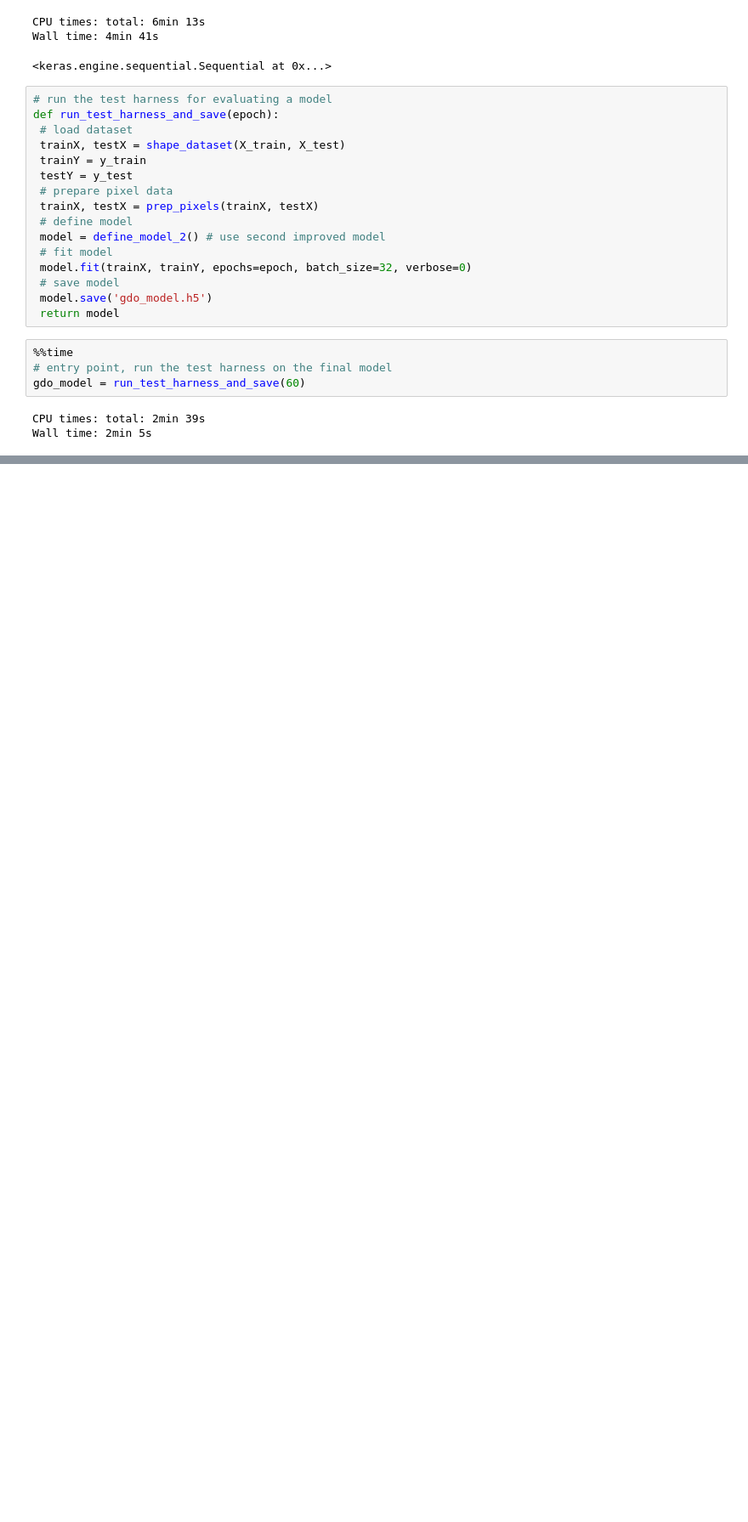
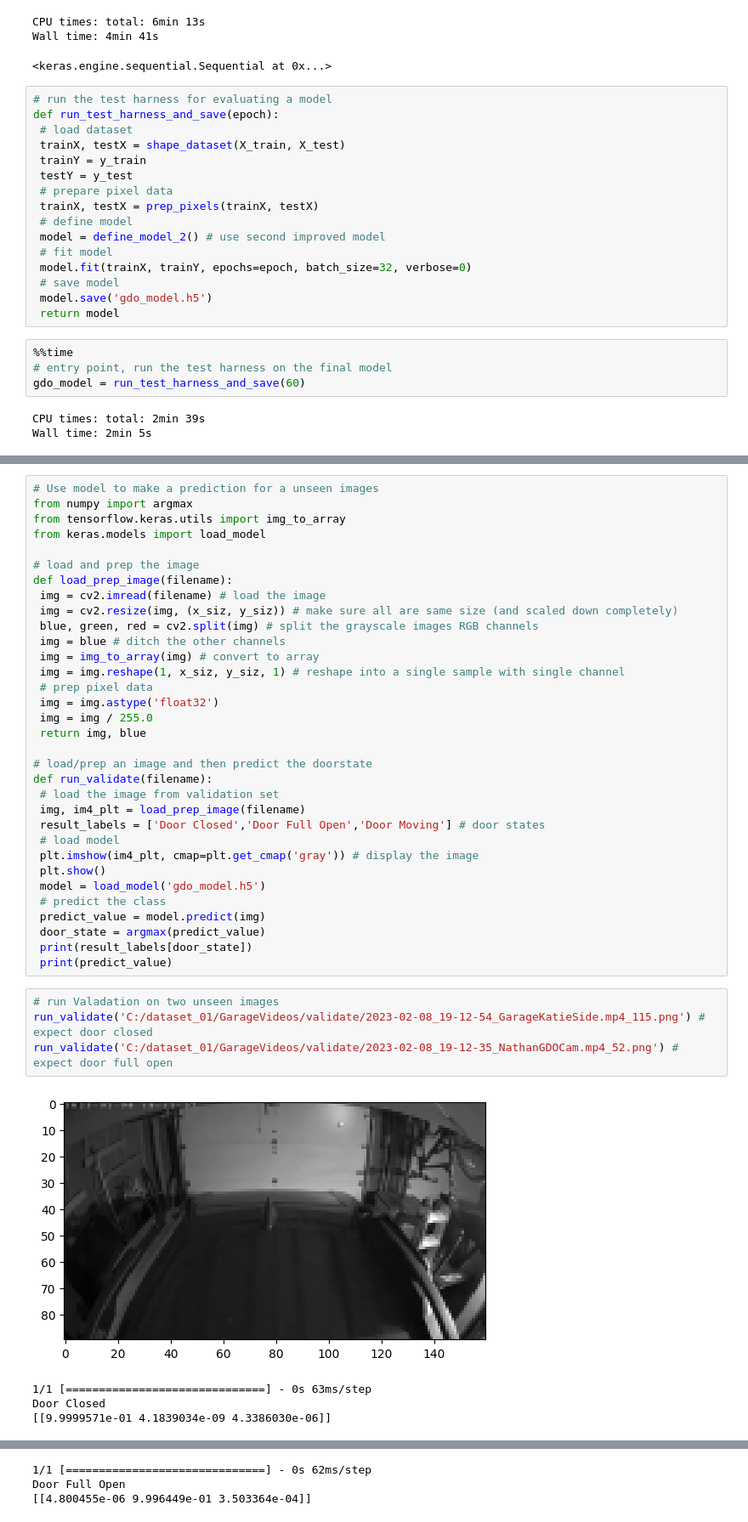
Before and after one commit to jwcitta/Capstone-Project, a Jupyter notebook: capstone_github.ipynb, the cells around one changed output, grey strips where cells are left out. Shown at 85% size. Cells and saved outputs as stored; diff of their text form; blank space fills up the shorter version.

```diff
--- a/capstone_github.ipynb
+++ b/capstone_github.ipynb
@@ -365,3 +355,45 @@ plt.show()
  [[648   0]
   [  5 261]]]
 [figure]
+# %%
+# Use model to make a prediction for a unseen images
+from numpy import argmax
+from tensorflow.keras.utils import img_to_array
+from keras.models import load_model
+
+# load and prep the image
+def load_prep_image(filename):
+ img = cv2.imread(filename) # load the image
+ img = cv2.resize(img, (x_siz, y_siz)) # make sure all are same size (and scaled down completely)
+ blue, green, red = cv2.split(img) # split the grayscale images RGB channels
+ img = blue # ditch the other channels
+ img = img_to_array(img) # convert to array
+ img = img.reshape(1, x_siz, y_siz, 1) # reshape into a single sample with single channel
+ # prep pixel data
+ img = img.astype('float32')
+ img = img / 255.0
+ return img, blue
+
+# load/prep an image and then predict the doorstate
+def run_validate(filename):
+ # load the image from validation set
+ img, im4_plt = load_prep_image(filename)
+ result_labels = ['Door Closed','Door Full Open','Door Moving'] # door states
+ # load model
+ plt.imshow(im4_plt, cmap=plt.get_cmap('gray')) # display the image
+ plt.show()
+ model = load_model('gdo_model.h5')
+ # predict the class
+ predict_value = model.predict(img)
+ door_state = argmax(predict_value)
+ print(result_labels[door_state])
+ print(predict_value)
+# %%
+# run Valadation on two unseen images
+run_validate('C:/dataset_01/GarageVideos/validate/2023-02-08_19-12-54_GarageKatieSide.mp4_115.png') # expect door closed
+run_validate('C:/dataset_01/GarageVideos/validate/2023-02-08_19-12-35_NathanGDOCam.mp4_52.png') # expect door full open
+# %% [output]
+[figure, added]
+1/1 [==============================] - 0s 63ms/step
+Door Closed
+[[9.9999571e-01 4.1839034e-09 4.3386030e-06]]
@@ -367,0 +401,3 @@ plt.show()
+1/1 [==============================] - 0s 62ms/step
+Door Full Open
+[[4.800455e-06 9.996449e-01 3.503364e-04]]
```
Also changed, not shown: parts of 11 cells of this notebook, 15 other files.
